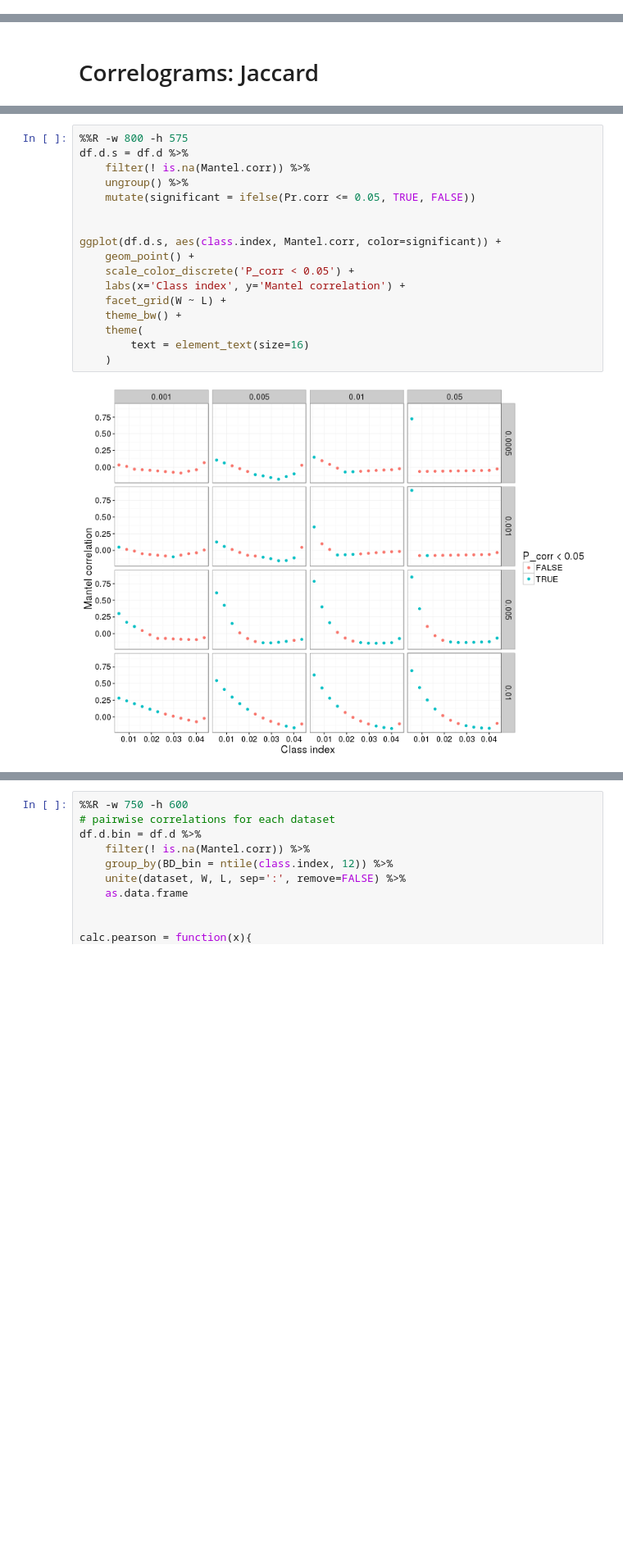
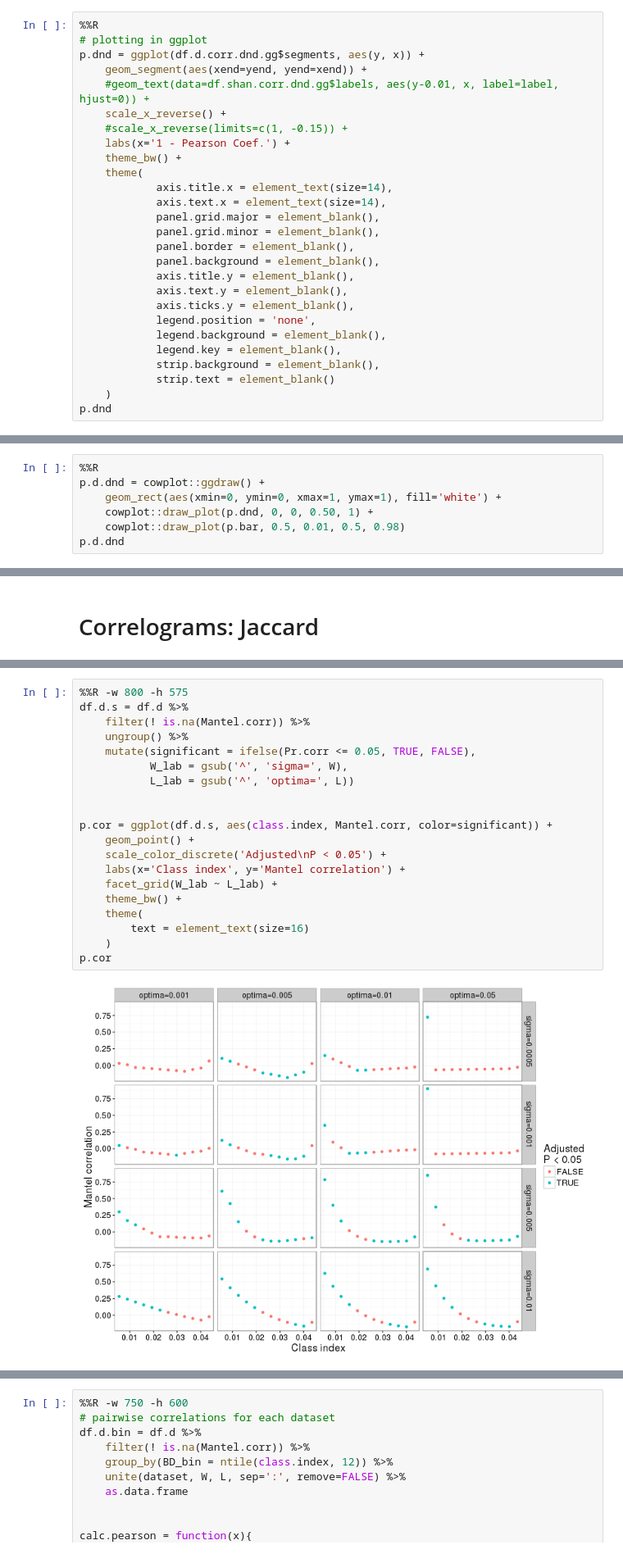
Before and after one commit to nick-youngblut/SIPSim, a Jupyter notebook: ipynb/theory/compositional_data_analysis/compare_gradients_PW-PL.ipynb, the cells around one changed output, grey strips where cells are left out. Shown at 82% size. Cells and saved outputs as stored; diff of their text form; blank space fills up the shorter version.

```diff
--- a/ipynb/theory/compositional_data_analysis/compare_gradients_PW-PL.ipynb
+++ b/ipynb/theory/compositional_data_analysis/compare_gradients_PW-PL.ipynb
@@ -472,0 +808,27 @@ ggplot(df.d.corr, aes(dataset.x, dataset.y, fill=pearson)) +
+# %%
+%%R
+# plotting in ggplot
+p.dnd = ggplot(df.d.corr.dnd.gg$segments, aes(y, x)) +
+    geom_segment(aes(xend=yend, yend=xend)) +
+    #geom_text(data=df.shan.corr.dnd.gg$labels, aes(y-0.01, x, label=label, hjust=0)) +
+    scale_x_reverse() +
+    #scale_x_reverse(limits=c(1, -0.15)) +
+    labs(x='1 - Pearson Coef.') +
+    theme_bw() +
+    theme(
+            axis.title.x = element_text(size=14),
+            axis.text.x = element_text(size=14),
+            panel.grid.major = element_blank(),
+            panel.grid.minor = element_blank(),
+            panel.border = element_blank(),
+            panel.background = element_blank(),
+            axis.title.y = element_blank(),
+            axis.text.y = element_blank(),
+            axis.ticks.y = element_blank(),
+            legend.position = 'none',
+            legend.background = element_blank(),
+            legend.key = element_blank(),
+            strip.background = element_blank(),
+            strip.text = element_blank()
+    )
+p.dnd
@@ -472,0 +873,7 @@ ggplot(df.d.corr, aes(dataset.x, dataset.y, fill=pearson)) +
+# %%
+%%R
+p.d.dnd = cowplot::ggdraw() +
+    geom_rect(aes(xmin=0, ymin=0, xmax=1, ymax=1), fill='white') +
+    cowplot::draw_plot(p.dnd, 0, 0, 0.50, 1) +
+    cowplot::draw_plot(p.bar, 0.5, 0.01, 0.5, 0.98)
+p.d.dnd
@@ -499,22 +908,25 @@ Source: local data frame [6 x 7]
 # %%
 %%R -w 800 -h 575
 df.d.s = df.d %>%
     filter(! is.na(Mantel.corr)) %>%
     ungroup() %>%
-    mutate(significant = ifelse(Pr.corr <= 0.05, TRUE, FALSE))
+    mutate(significant = ifelse(Pr.corr <= 0.05, TRUE, FALSE),
+           W_lab = gsub('^', 'sigma=', W),
+           L_lab = gsub('^', 'optima=', L))
 
 
-ggplot(df.d.s, aes(class.index, Mantel.corr, color=significant)) +
+p.cor = ggplot(df.d.s, aes(class.index, Mantel.corr, color=significant)) +
     geom_point() +
-    scale_color_discrete('P_corr < 0.05') +
+    scale_color_discrete('Adjusted\nP < 0.05') +
     labs(x='Class index', y='Mantel correlation') +
-    facet_grid(W ~ L) +
+    facet_grid(W_lab ~ L_lab) +
     theme_bw() +
     theme(
         text = element_text(size=16)
     )
+p.cor
 # %% [output]
-[figure, old version]
+[figure, new version]
 # %%
 %%R -w 750 -h 600
 # pairwise correlations for each dataset
```
Also changed, not shown: parts of 49 cells of this notebook, 7 other files.
